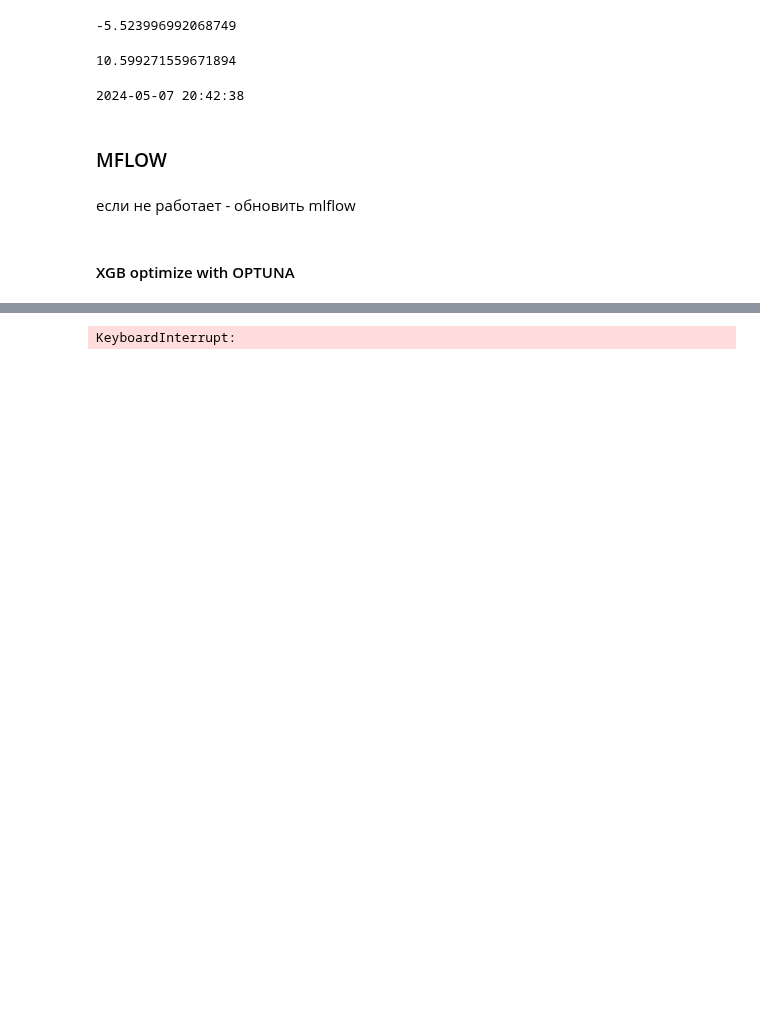
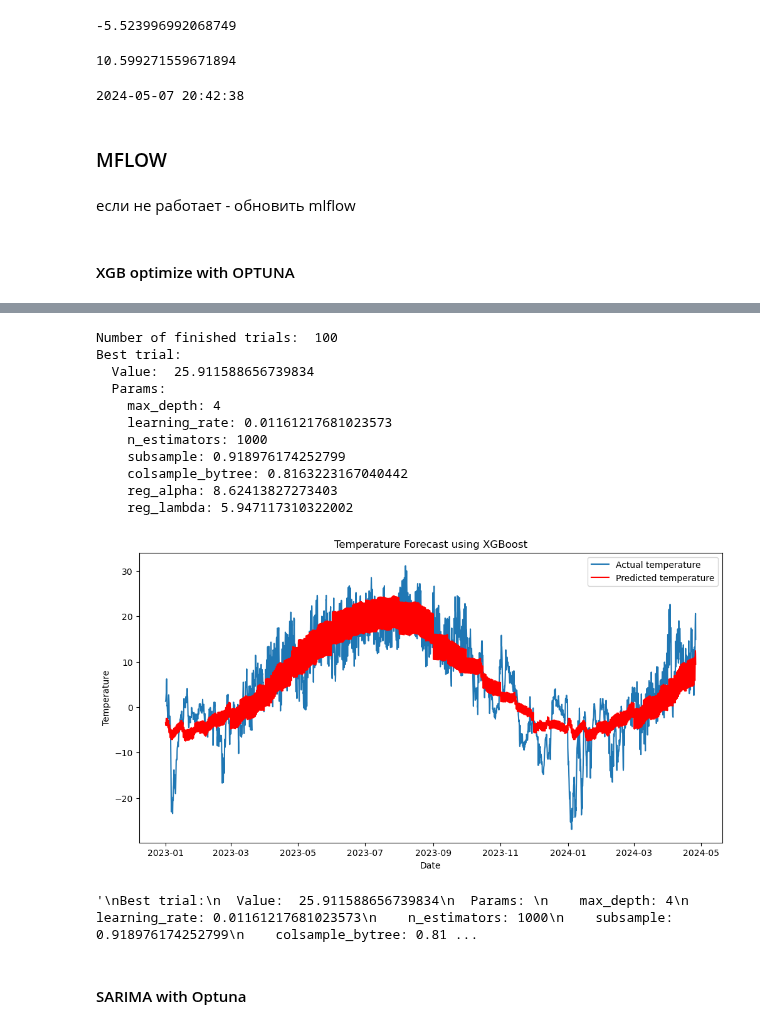
Before and after one commit to PeterOstr/kaggle, a Jupyter notebook: airflow_train1/weather_predict_models.ipynb, the cells around one changed output, grey strips where cells are left out. Saved outputs shown, nothing was run; the diff lists cells and outputs as text; code cells hidden in the pictures; blank space fills up the shorter version.

```diff
--- a/airflow_train1/weather_predict_models.ipynb
+++ b/airflow_train1/weather_predict_models.ipynb
@@ -391,9 +391,13 @@ study.optimize(objective, n_trials=200, callbacks=[mlflow_callback])
 # %%
 from mlflow import MlflowClient
 # %%
-mlflow.set_tracking_uri(uri='http://127.0.0.1:8010')
+local_dir = ('C:/Users/Peter/DataspellProjects/kaggle/airflow_train1')
+
+# mlflow.set_tracking_uri(uri='http://127.0.0.1:8010')
+# client = MlflowClient(tracking_uri='http://127.0.0.1:8010')
+
+mlflow.set_tracking_uri(uri='http://127.0.0.1:5000')
 client = MlflowClient()
-local_dir = ('C:/Users/Peter/DataspellProjects/kaggle/airflow_train1/')
 # %%
 import xgboost as xgb
 import pandas as pd
@@ -462,7 +466,7 @@ def objective(trial):
     return mse
 
 study = optuna.create_study(direction='minimize')
-study.optimize(objective, n_trials=2)
+study.optimize(objective, n_trials=100)
 
 print("Number of finished trials: ", len(study.trials))
 print("Best trial:")
@@ -476,7 +480,14 @@ for key, value in best_trial.params.items():
 # Visualize results
 plt.figure(figsize=(12, 6))
 plt.plot(X_test, y_test, label='Actual temperature')
-plt.plot(X_test, study.best_trial.params, color='red', label='Predicted temperature')
+
+# Using the best trial to predict
+best_params = best_trial.params
+best_xgb = xgb.XGBRegressor(**best_params)
+best_xgb.fit(X_train_features, y_train)
+forecast = best_xgb.predict(X_test_features)
+
+plt.plot(X_test, forecast, color='red', label='Predicted temperature')
 plt.title('Temperature Forecast using XGBoost')
 plt.xlabel('Date')
 plt.ylabel('Temperature')
@@ -503 +514,12 @@ KeyboardInterrupt
-KeyboardInterrupt:
+Number of finished trials:  100
+Best trial:
+  Value:  25.911588656739834
+  Params:
+    max_depth: 4
+    learning_rate: 0.01161217681023573
+    n_estimators: 1000
+    subsample: 0.918976174252799
+    colsample_bytree: 0.8163223167040442
+    reg_alpha: 8.62413827273403
+    reg_lambda: 5.947117310322002
+[figure, added]
@@ -505,0 +526,17 @@ KeyboardInterrupt:
+# %%
+"""
+Best trial:
+  Value:  25.911588656739834
+  Params:
+    max_depth: 4
+    learning_rate: 0.01161217681023573
+    n_estimators: 1000
+    subsample: 0.918976174252799
+    colsample_bytree: 0.8163223167040442
+    reg_alpha: 8.62413827273403
+    reg_lambda: 5.947117310322002
+"""
+# %% [output]
+'\nBest trial:\n  Value:  25.911588656739834\n  Params: \n    max_depth: 4\n    learning_rate: 0.01161217681023573\n    n_estimators: 1000\n    subsample: 0.918976174252799\n    colsample_bytree: 0.81 ...
+# %% [markdown]
+#### SARIMA with Optuna
```
Also changed, not shown: parts of 3 cells of this notebook, 1 other file.
